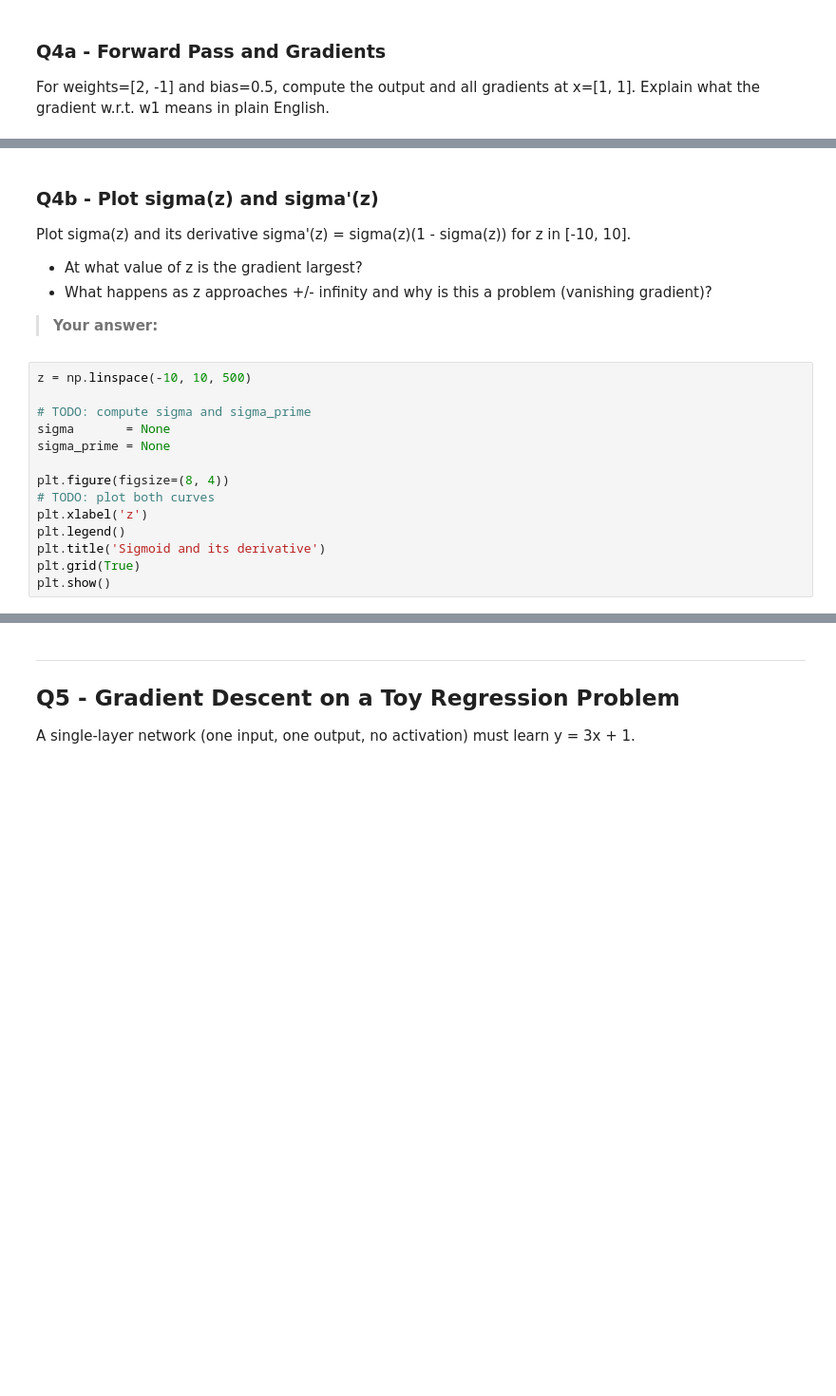
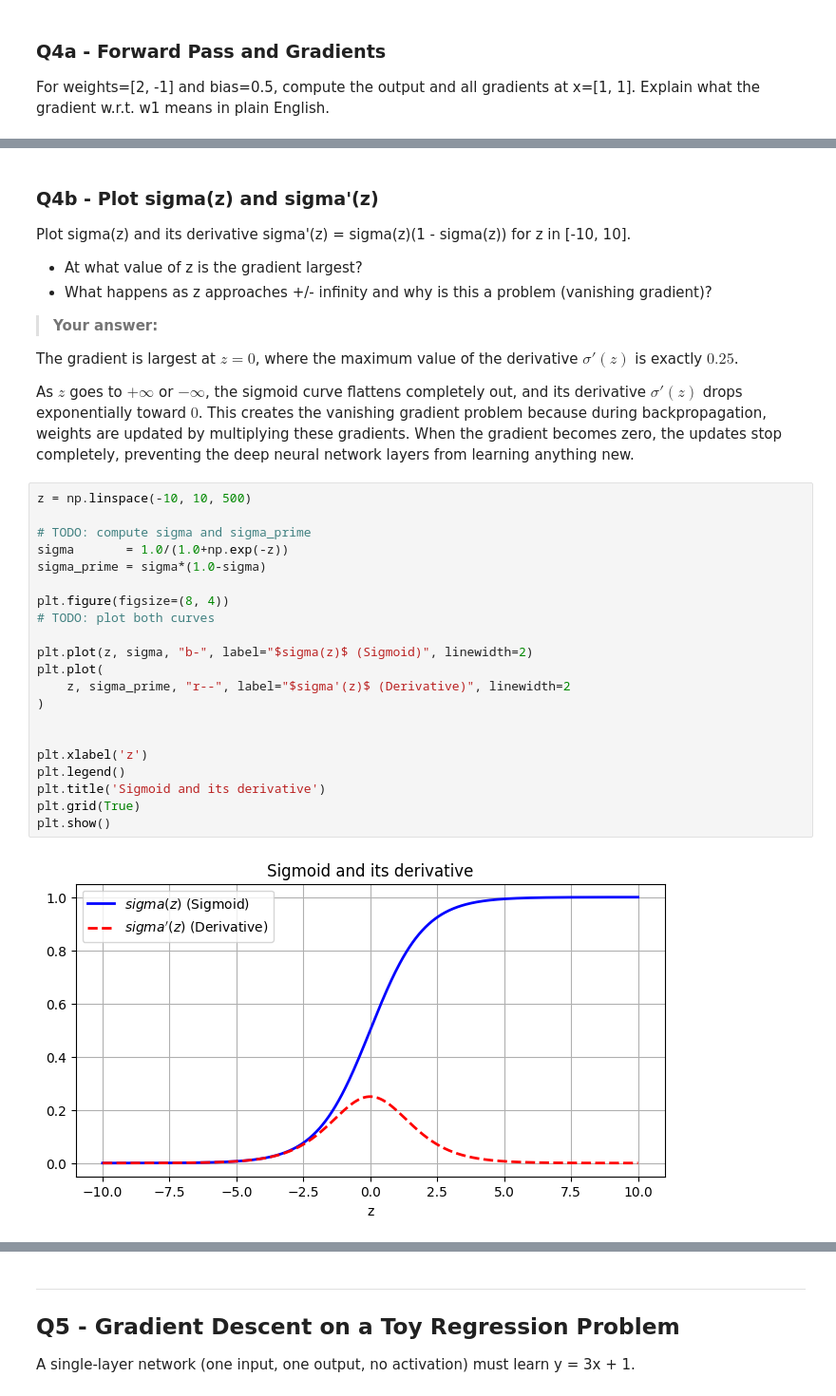
Before and after one commit to Stamatics-NumberstoNeurons/assignment2-karishmas0, a Jupyter notebook: Assignment_2_N2N.ipynb, the cells around one changed output, grey strips where cells are left out. Shown at 95% size. Drawn from its saved outputs; the diff is of its cells as text; blank space fills up the shorter version.

```diff
--- a/Assignment_2_N2N.ipynb
+++ b/Assignment_2_N2N.ipynb
@@ -311,20 +317,35 @@ Plot sigma(z) and its derivative sigma'(z) = sigma(z)(1 - sigma(z)) for z in [-1
 - What happens as z approaches +/- infinity and why is this a problem (vanishing gradient)?
 
 > **Your answer:**
+
+
+The gradient is largest at $z = 0$, where the maximum value of the derivative $\sigma'(z)$ is exactly $0.25$.
+
+
+As $z$ goes to $+\infty$ or $-\infty$, the sigmoid curve flattens completely out, and its derivative $\sigma'(z)$ drops exponentially toward $0$. This creates the vanishing gradient problem because during backpropagation, weights are updated by multiplying these gradients. When the gradient becomes zero, the updates stop completely, preventing the deep neural network layers from learning anything new.
 # %%
 z = np.linspace(-10, 10, 500)
 
 # TODO: compute sigma and sigma_prime
-sigma       = None
-sigma_prime = None
+sigma       = 1.0/(1.0+np.exp(-z))
+sigma_prime = sigma*(1.0-sigma)
 
 plt.figure(figsize=(8, 4))
 # TODO: plot both curves
+
+plt.plot(z, sigma, "b-", label="$sigma(z)$ (Sigmoid)", linewidth=2)
+plt.plot(
+    z, sigma_prime, "r--", label="$sigma'(z)$ (Derivative)", linewidth=2
+)
+
+
 plt.xlabel('z')
 plt.legend()
 plt.title('Sigmoid and its derivative')
 plt.grid(True)
 plt.show()
+# %% [output]
+[figure, added]
 # %% [markdown]
 ### Q4c - Is sigma(100z) basically a perceptron?
 
```
Also changed, not shown: parts of 12 cells of this notebook.
